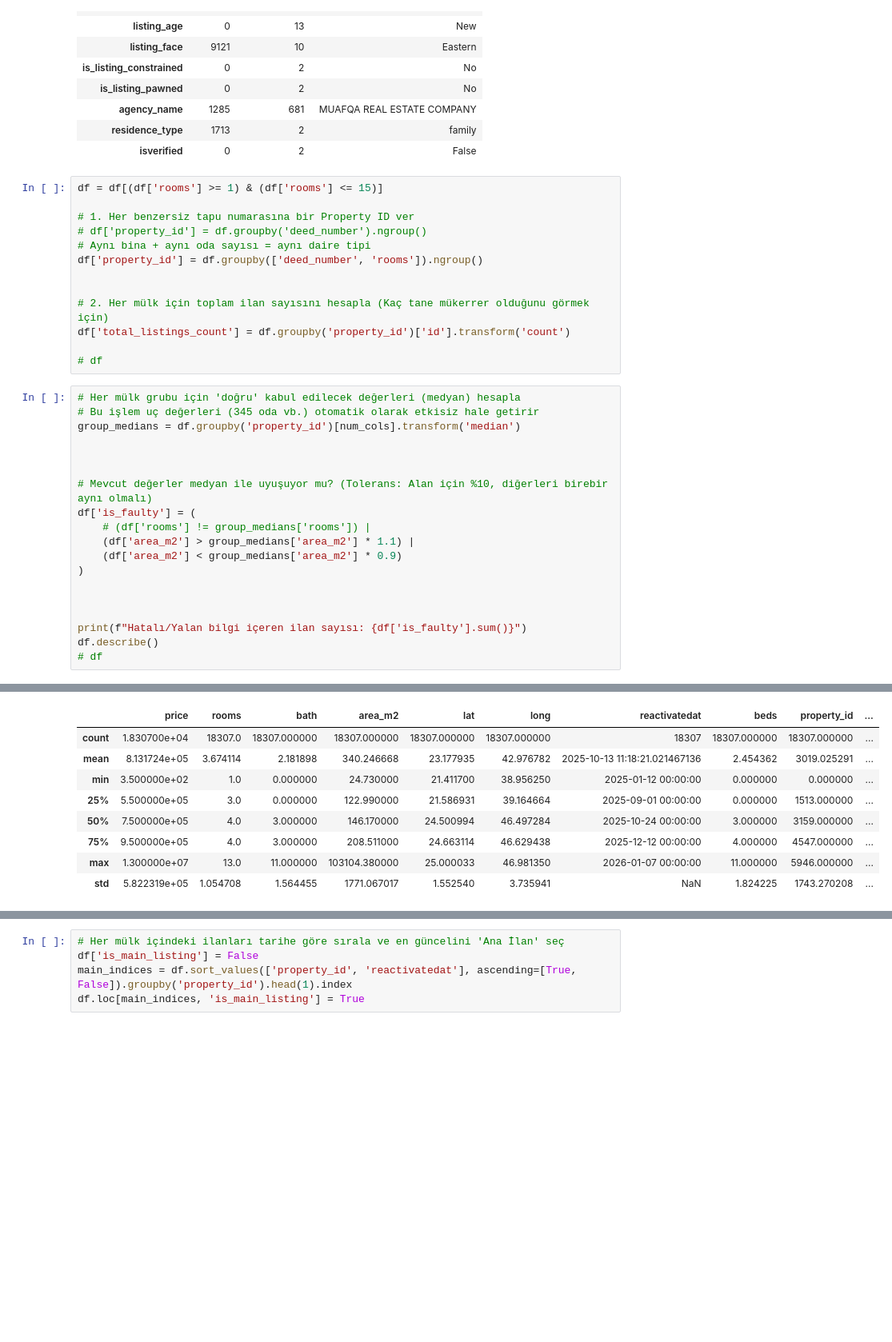
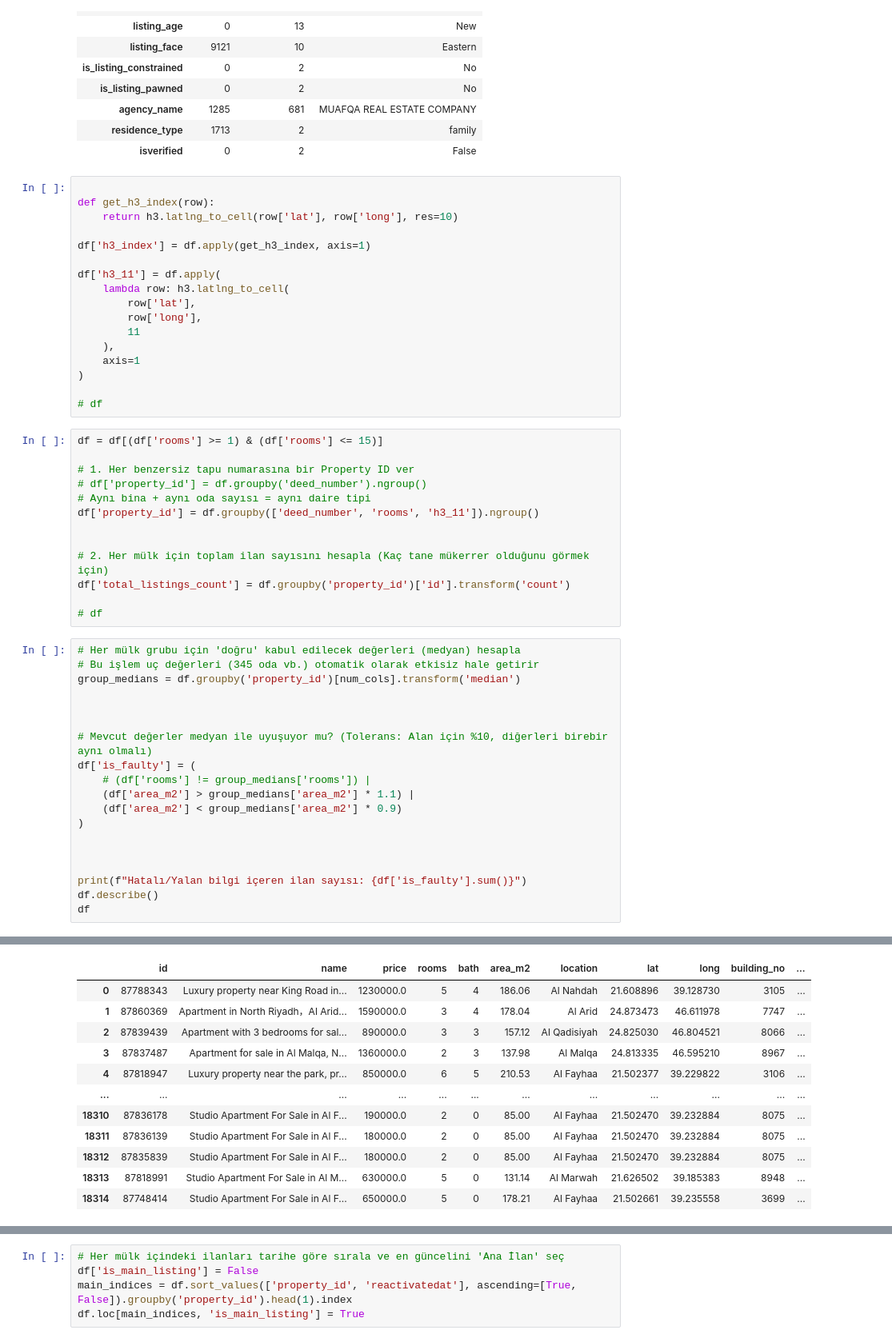
Before and after one commit to FARADTechnologies/Deep-Neural-Market-Forecasting-Engine, a Jupyter notebook: analiz.ipynb, the cells around one changed output, grey strips where cells are left out. Shown at 80% size. Saved outputs shown, nothing was run; the diff lists cells and outputs as text; blank space fills up the shorter version.

Commit message:
h3_11 group  + interactive map with cleaned 7.7k data

```diff
--- a/analiz.ipynb
+++ b/analiz.ipynb
@@ -142,13 +134,30 @@ cat_summary
 | agency_name | 1285 | 681 | MUAFQA REAL ESTATE COMPANY |
 | residence_type | 1713 | 2 | family |
 | isverified | 0 | 2 | False |
+# %%
+
+def get_h3_index(row):
+    return h3.latlng_to_cell(row['lat'], row['long'], res=10)
+
+df['h3_index'] = df.apply(get_h3_index, axis=1)
+
+df['h3_11'] = df.apply(
+    lambda row: h3.latlng_to_cell(
+        row['lat'],
+        row['long'],
+        11
+    ),
+    axis=1
+)
+
+# df
 # %%
 df = df[(df['rooms'] >= 1) & (df['rooms'] <= 15)]
 
 # 1. Her benzersiz tapu numarasına bir Property ID ver
 # df['property_id'] = df.groupby('deed_number').ngroup()
 # Aynı bina + aynı oda sayısı = aynı daire tipi
-df['property_id'] = df.groupby(['deed_number', 'rooms']).ngroup()
+df['property_id'] = df.groupby(['deed_number', 'rooms', 'h3_11']).ngroup()
 
 
 # 2. Her mülk için toplam ilan sayısını hesapla (Kaç tane mükerrer olduğunu görmek için)
@@ -173,5 +182,5 @@ df['is_faulty'] = (
 
 print(f"Hatalı/Yalan bilgi içeren ilan sayısı: {df['is_faulty'].sum()}")
 df.describe()
-# df
+df
 # %% [output]
@@ -179,9 +188,12 @@ Hatalı/Yalan bilgi içeren ilan sayısı: 59
-|  | price | rooms | bath | area_m2 | lat | long | reactivatedat | beds | property_id | ... |
-| count | 1.830700e+04 | 18307.0 | 18307.000000 | 18307.000000 | 18307.000000 | 18307.000000 | 18307 | 18307.000000 | 18307.000000 | ... |
-| mean | 8.131724e+05 | 3.674114 | 2.181898 | 340.246668 | 23.177935 | 42.976782 | 2025-10-13 11:18:21.021467136 | 2.454362 | 3019.025291 | ... |
-| min | 3.500000e+02 | 1.0 | 0.000000 | 24.730000 | 21.411700 | 38.956250 | 2025-01-12 00:00:00 | 0.000000 | 0.000000 | ... |
-| 25% | 5.500000e+05 | 3.0 | 0.000000 | 122.990000 | 21.586931 | 39.164664 | 2025-09-01 00:00:00 | 0.000000 | 1513.000000 | ... |
-| 50% | 7.500000e+05 | 4.0 | 3.000000 | 146.170000 | 24.500994 | 46.497284 | 2025-10-24 00:00:00 | 3.000000 | 3159.000000 | ... |
-| 75% | 9.500000e+05 | 4.0 | 3.000000 | 208.511000 | 24.663114 | 46.629438 | 2025-12-12 00:00:00 | 4.000000 | 4547.000000 | ... |
-| max | 1.300000e+07 | 13.0 | 11.000000 | 103104.380000 | 25.000033 | 46.981350 | 2026-01-07 00:00:00 | 11.000000 | 5946.000000 | ... |
-| std | 5.822319e+05 | 1.054708 | 1.564455 | 1771.067017 | 1.552540 | 3.735941 | NaN | 1.824225 | 1743.270208 | ... |
+|  | id | name | price | rooms | bath | area_m2 | location | lat | long | building_no | ... |
+| 0 | 87788343 | Luxury property near King Road in... | 1230000.0 | 5 | 4 | 186.06 | Al Nahdah | 21.608896 | 39.128730 | 3105 | ... |
+| 1 | 87860369 | Apartment in North Riyadh，Al Arid... | 1590000.0 | 3 | 4 | 178.04 | Al Arid | 24.873473 | 46.611978 | 7747 | ... |
+| 2 | 87839439 | Apartment with 3 bedrooms for sal... | 890000.0 | 3 | 3 | 157.12 | Al Qadisiyah | 24.825030 | 46.804521 | 8066 | ... |
+| 3 | 87837487 | Apartment for sale in Al Malqa, N... | 1360000.0 | 2 | 3 | 137.98 | Al Malqa | 24.813335 | 46.595210 | 8967 | ... |
+| 4 | 87818947 | Luxury property near the park, pr... | 850000.0 | 6 | 5 | 210.53 | Al Fayhaa | 21.502377 | 39.229822 | 3106 | ... |
+| ... | ... | ... | ... | ... | ... | ... | ... | ... | ... | ... | ... |
+| 18310 | 87836178 | Studio Apartment For Sale in Al F... | 190000.0 | 2 | 0 | 85.00 | Al Fayhaa | 21.502470 | 39.232884 | 8075 | ... |
+| 18311 | 87836139 | Studio Apartment For Sale in Al F... | 180000.0 | 2 | 0 | 85.00 | Al Fayhaa | 21.502470 | 39.232884 | 8075 | ... |
+| 18312 | 87835839 | Studio Apartment For Sale in Al F... | 180000.0 | 2 | 0 | 85.00 | Al Fayhaa | 21.502470 | 39.232884 | 8075 | ... |
+| 18313 | 87818991 | Studio Apartment For Sale in Al M... | 630000.0 | 5 | 0 | 131.14 | Al Marwah | 21.626502 | 39.185383 | 8948 | ... |
+| 18314 | 87748414 | Studio Apartment For Sale in Al F... | 650000.0 | 5 | 0 | 178.21 | Al Fayhaa | 21.502661 | 39.235558 | 3699 | ... |
```
Also changed, not shown: parts of 8 cells of this notebook, 3 other files.
